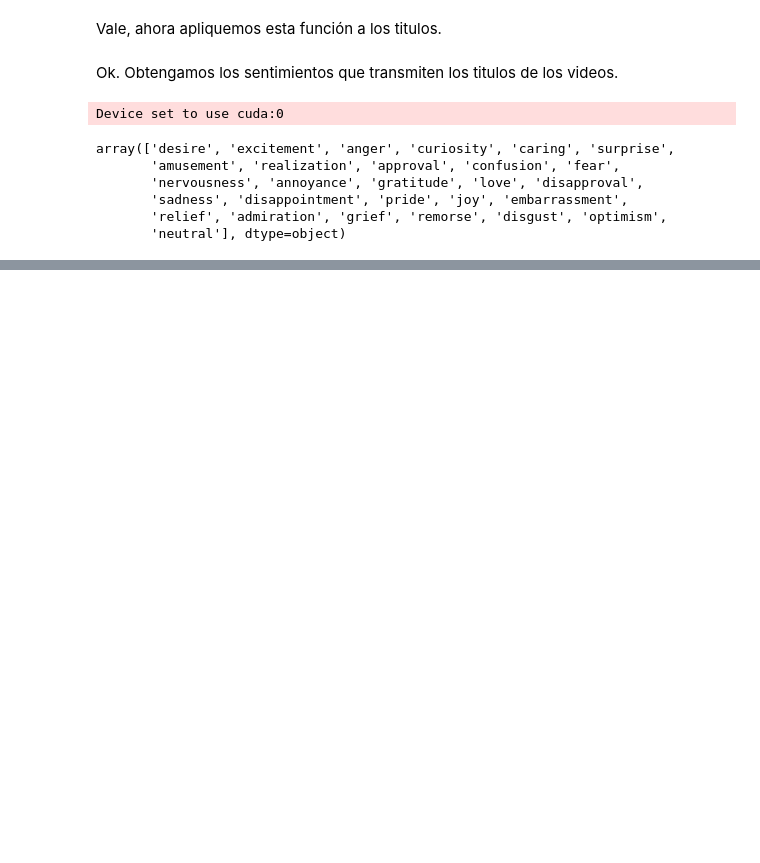
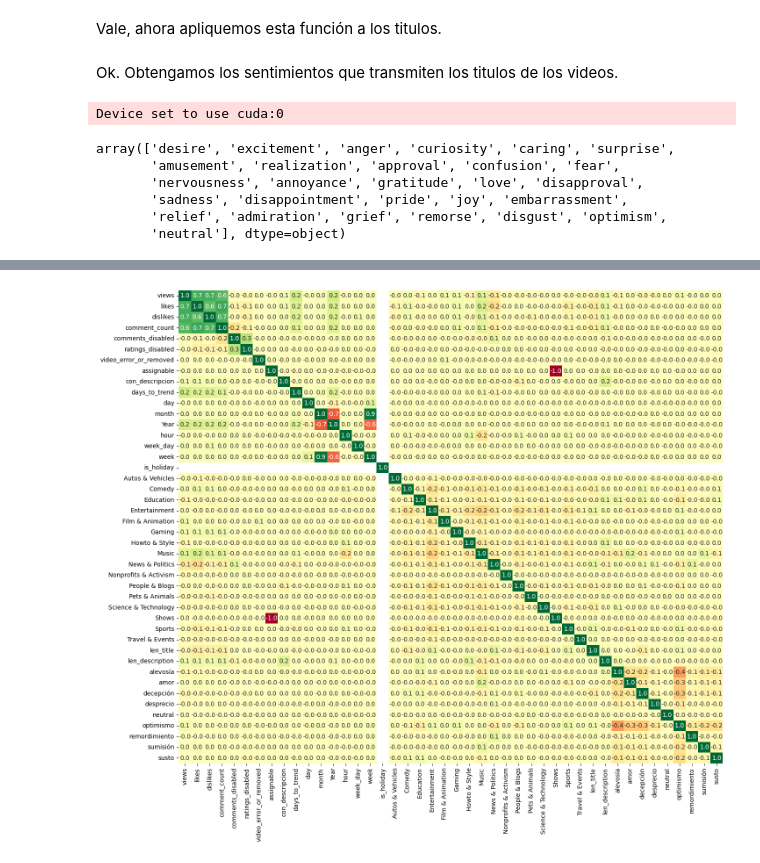
Before and after one commit to luiscxz/YouTube, a Jupyter notebook: Prueba práctica.ipynb, the cells around one changed output, grey strips where cells are left out. Drawn from its saved outputs; the diff is of its cells as text; code cells hidden in the pictures; blank space fills up the shorter version.

```diff
--- a/Prueba práctica.ipynb
+++ b/Prueba práctica.ipynb
@@ -736,10 +859,13 @@ plt.show()
 # %%
-plt.figure(figsize=(14, 10))
+plt.figure(figsize=(16, 14))
 sns.heatmap(
     df.select_dtypes(include=['number']).corr(method='kendall'),
     annot=True,
     fmt=".1f",         # Un decimal en las anotaciones
-    cmap='RdYlGn'
+    cmap='RdYlGn',
+    cbar=False
 )
 plt.show()
+# %% [output]
+[figure, added]
 # %%
```
Also changed, not shown: parts of 20 cells of this notebook.
